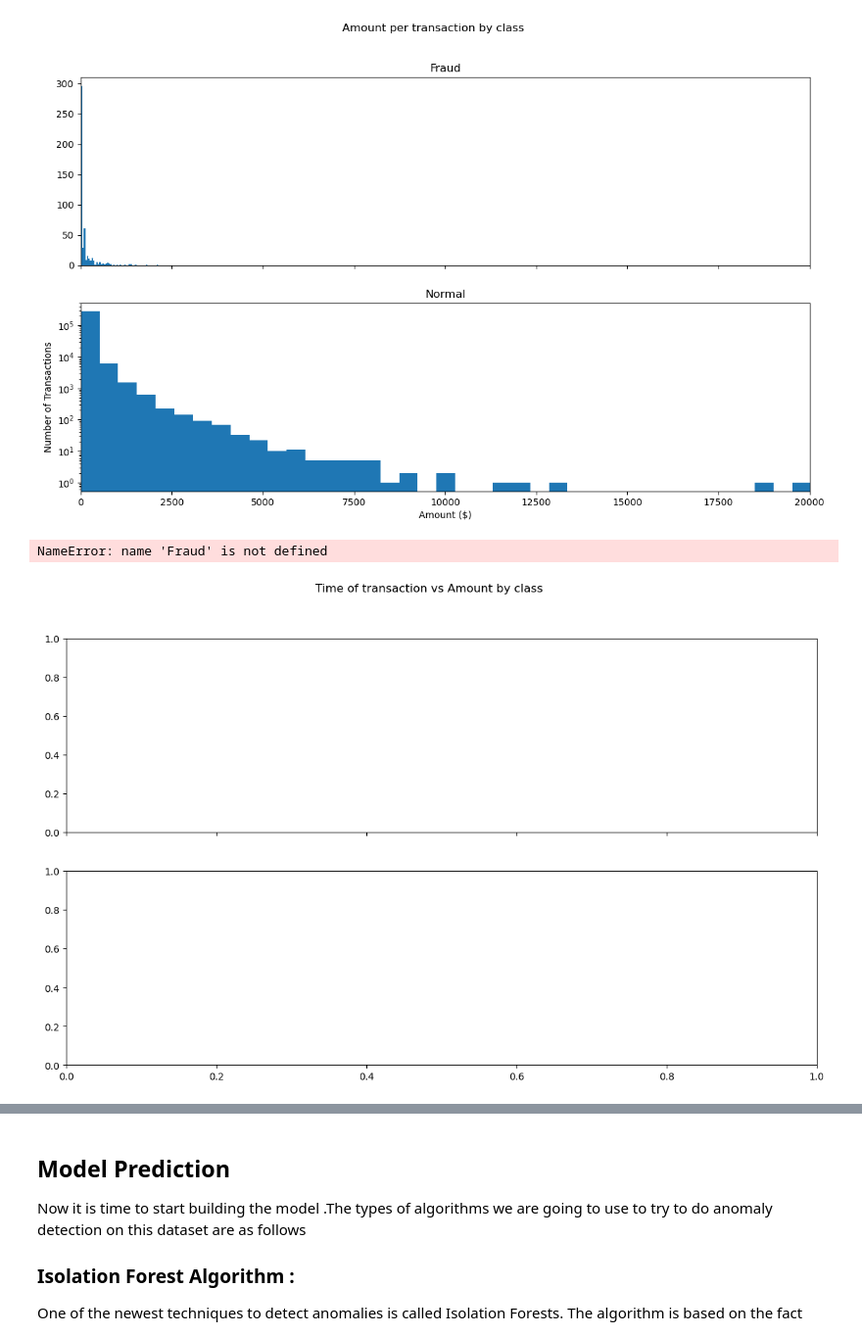
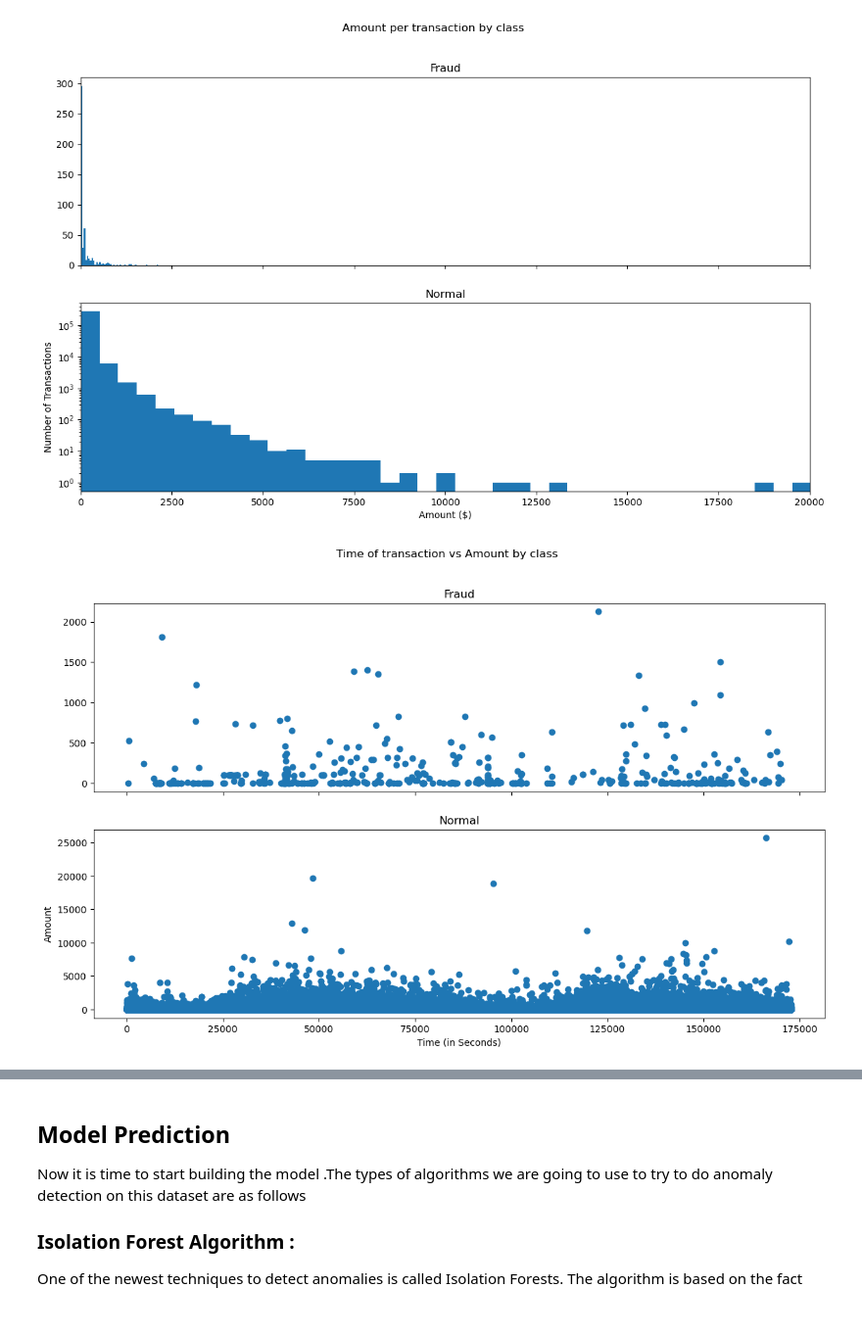
Before and after one commit to iGufrankhan/Credit-Card-Fraud-Detection-, a Jupyter notebook: Credit Card Fraud Detection.ipynb, the cells around one changed output, grey strips where cells are left out. Shown at 98% size. Cells and saved outputs as stored; diff of their text form; code cells hidden in the pictures.

```diff
--- a/Credit Card Fraud Detection.ipynb
+++ b/Credit Card Fraud Detection.ipynb
@@ -119,18 +119,17 @@ plt.show();
 # %%
 # We Will check Do fraudulent transactions occur more often during certain time frame ? Let us find out with a visual representation.
 
 f, (ax1, ax2) = plt.subplots(2, 1, sharex=True)
 f.suptitle('Time of transaction vs Amount by class')
-ax1.scatter(Fraud.Time, Fraud.Amount)
+ax1.scatter(fraud.Time, fraud.Amount)
 ax1.set_title('Fraud')
-ax2.scatter(Normal.Time, Normal.Amount)
+ax2.scatter(normal.Time, normal.Amount)
 ax2.set_title('Normal')
 plt.xlabel('Time (in Seconds)')
 plt.ylabel('Amount')
 plt.show()
 # %% [output]
-NameError: name 'Fraud' is not defined
-[figure, old version]
+[figure, new version]
 # %%
 ## Take some sample of the data
 
```
Also changed, not shown: parts of 8 cells of this notebook.
